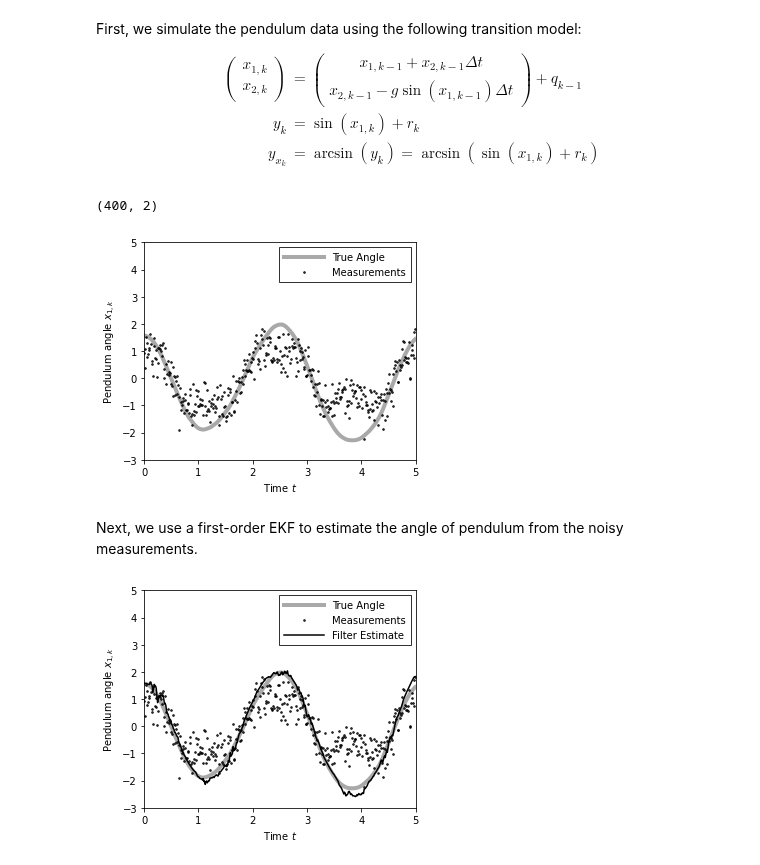
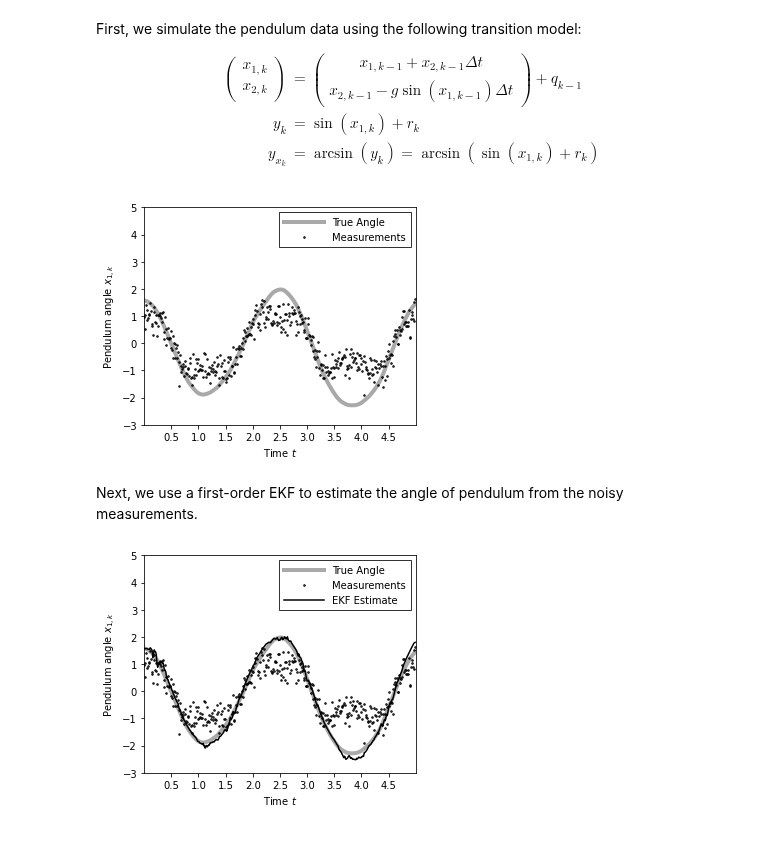
Before and after one commit to petergchang/sarkka-jax, a Jupyter notebook: Ch5.ipynb, the cells around one changed output. Cells and saved outputs as stored; diff of their text form; code cells hidden in the pictures.

Commit message:
Fix graph formatting

```diff
--- a/Ch5.ipynb
+++ b/Ch5.ipynb
@@ -56,7 +56,7 @@ q = 1
 g = 9.8
 Q = jnp.array([[q*dt**3/3, q*dt**2/2],
                [q*dt**2/2,      q*dt]])
-r = 0.4
+r = 0.3
 f = lambda x: jnp.array([[x[0,0] + x[0,1]*dt, x[0,1] - g*jnp.sin(x[0,0])*dt]])
 h = lambda x: jnp.array([jnp.sin(x[0,0])])
 
@@ -65,27 +65,24 @@ states, obs = simulate_pendulum(key, m_0, f, Q, h, r, 400)
 
 # # Apply arcsin to measured horizontal position to compute measured angle
 # obs_angle = jnp.arcsin(jnp.clip(obs[:,0], -1, 1))
-# %%
-states[:,0].shape
-# %% [output]
-(400, 2)
 # %%
 # Create time grid for plotting
 time_grid = jnp.arange(0.0, 5.0, step=dt)
 
 # Plot the generated data
 plt.figure()
 plt.plot(time_grid, states[:,0,0], color='darkgray', linewidth=4, label="True Angle")
 plt.plot(time_grid, obs, 'ok', fillstyle='none', ms=1.5, label='Measurements')
 # plt.plot(m_kf[:,0], m_kf[:,1], color='k', linewidth=1.5, label="Filter Estimate")
 plt.xlabel('Time $t$'); plt.ylabel('Pendulum angle $x_{1,k}$')
 plt.xlim(0, 5); plt.ylim(-3, 5)
+plt.xticks(jnp.arange(0.5, 4.6, 0.5))
 plt.yticks(jnp.arange(-3, 5.1, 1))
 plt.gca().set_aspect(0.5)
 plt.legend(loc=1, borderpad=0.5, handlelength=4, fancybox=False, edgecolor='k');
 plt.show()
 # %% [output]
-[figure, old version]
+[figure, new version]
 # %% [markdown]
 Next, we use a first-order EKF to estimate the angle of pendulum from the noisy measurements.
 # %%
@@ -129,12 +126,13 @@ time_grid = jnp.arange(0.0, 5.0, step=dt)
 plt.figure()
 plt.plot(time_grid, states[:,0,0], color='darkgray', linewidth=4, label="True Angle")
 plt.plot(time_grid, obs, 'ok', fillstyle='none', ms=1.5, label='Measurements')
-plt.plot(time_grid, m_ekf[:,0,0], color='k', linewidth=1.5, label="Filter Estimate")
+plt.plot(time_grid, m_ekf[:,0,0], color='k', linewidth=1.5, label="EKF Estimate")
 plt.xlabel('Time $t$'); plt.ylabel('Pendulum angle $x_{1,k}$')
 plt.xlim(0, 5); plt.ylim(-3, 5)
+plt.xticks(jnp.arange(0.5, 4.6, 0.5))
 plt.yticks(jnp.arange(-3, 5.1, 1))
 plt.gca().set_aspect(0.5)
 plt.legend(loc=1, borderpad=0.5, handlelength=4, fancybox=False, edgecolor='k');
 plt.show()
 # %% [output]
-[figure, old version]
+[figure, new version]
```
